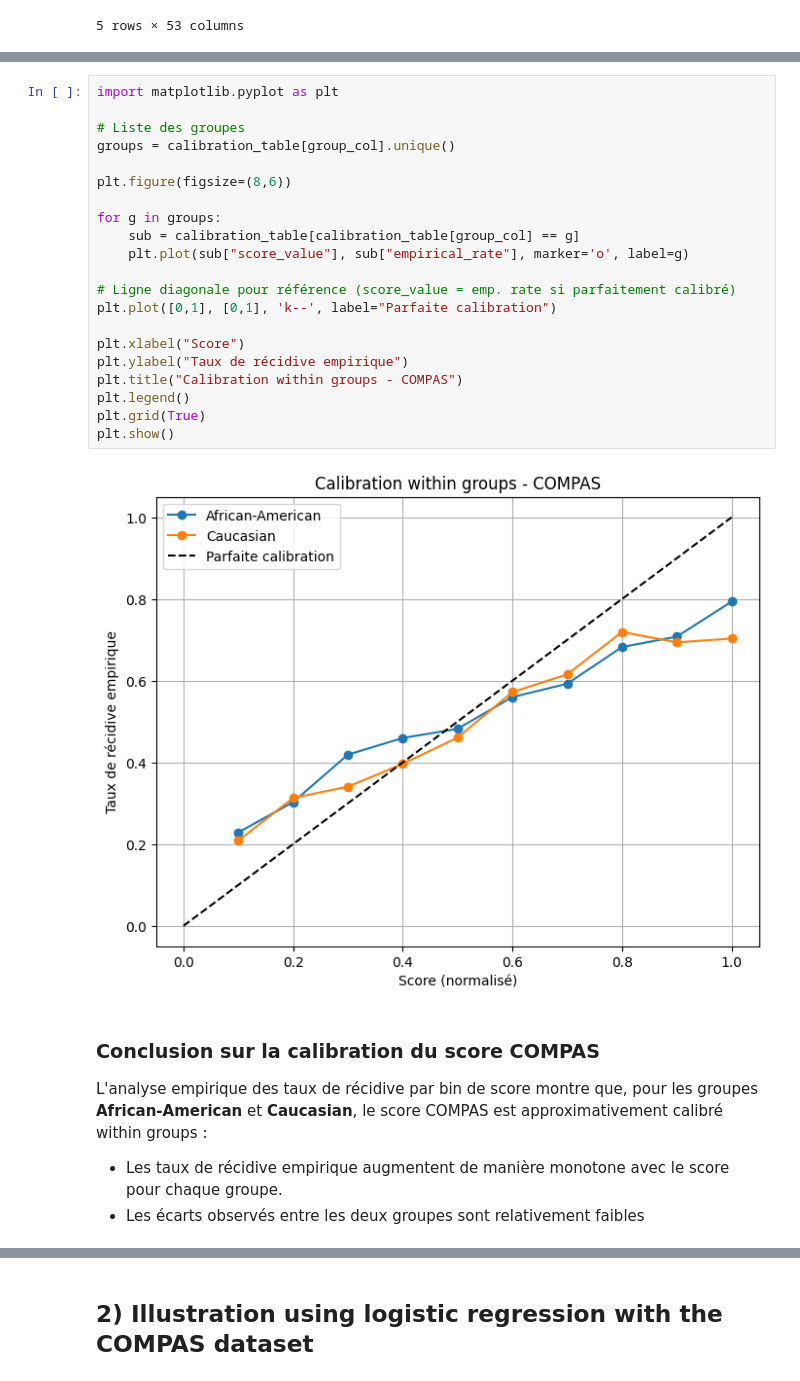
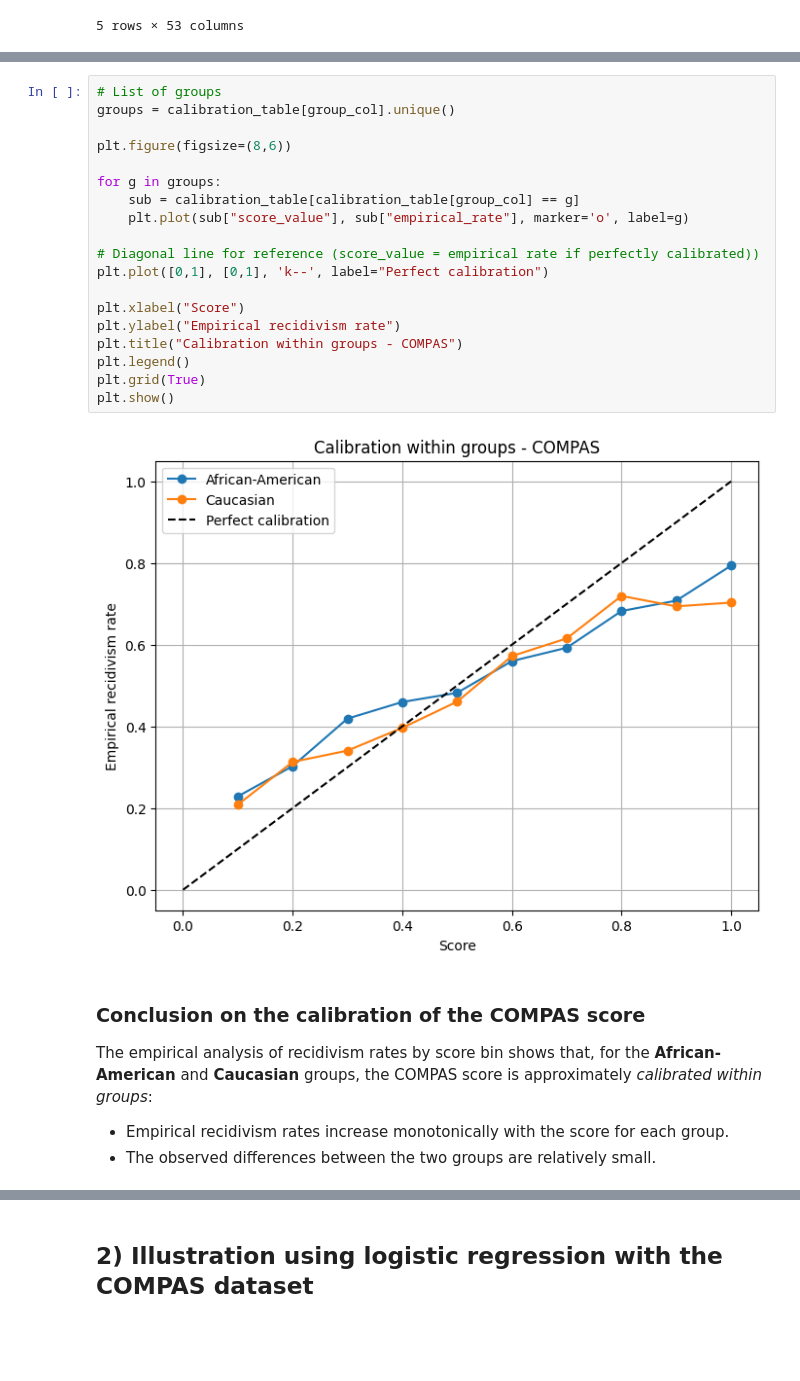
Before and after one commit to Louismoraine/Machine-Learning-Project, a Jupyter notebook: COMPAS.ipynb, the cells around one changed output, grey strips where cells are left out. Drawn from its saved outputs; the diff is of its cells as text; blank space fills up the shorter version.

```diff
--- a/COMPAS.ipynb
+++ b/COMPAS.ipynb
@@ -235,31 +224,29 @@ Cela permet d’évaluer si, pour un même bin de score, la probabilité empiriq
 # %%
-import matplotlib.pyplot as plt
-
-# Liste des groupes
+# List of groups
 groups = calibration_table[group_col].unique()
 
 plt.figure(figsize=(8,6))
 
 for g in groups:
     sub = calibration_table[calibration_table[group_col] == g]
     plt.plot(sub["score_value"], sub["empirical_rate"], marker='o', label=g)
 
-# Ligne diagonale pour référence (score_value = emp. rate si parfaitement calibré)
-plt.plot([0,1], [0,1], 'k--', label="Parfaite calibration")
+# Diagonal line for reference (score_value = empirical rate if perfectly calibrated))
+plt.plot([0,1], [0,1], 'k--', label="Perfect calibration")
 
 plt.xlabel("Score")
-plt.ylabel("Taux de récidive empirique")
+plt.ylabel("Empirical recidivism rate")
 plt.title("Calibration within groups - COMPAS")
 plt.legend()
 plt.grid(True)
 plt.show()
 # %% [output]
-[figure, old version]
+[figure, new version]
 # %% [markdown]
-### Conclusion sur la calibration du score COMPAS
+### Conclusion on the calibration of the COMPAS score
 
-L'analyse empirique des taux de récidive par bin de score montre que, pour les groupes **African-American** et **Caucasian**, le score COMPAS est approximativement calibré within groups :
+The empirical analysis of recidivism rates by score bin shows that, for the **African-American** and **Caucasian** groups, the COMPAS score is approximately *calibrated within groups*:
 
-- Les taux de récidive empirique augmentent de manière monotone avec le score pour chaque groupe.
-- Les écarts observés entre les deux groupes sont relativement faibles
+- Empirical recidivism rates increase monotonically with the score for each group.
+- The observed differences between the two groups are relatively small.
 # %% [markdown]
```
Also changed, not shown: parts of 18 cells of this notebook.
